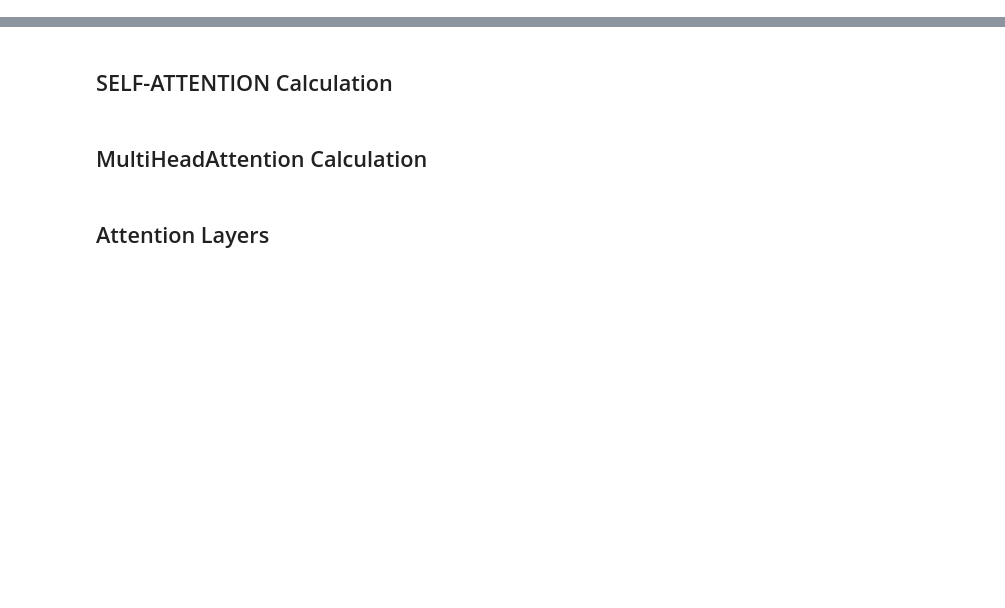
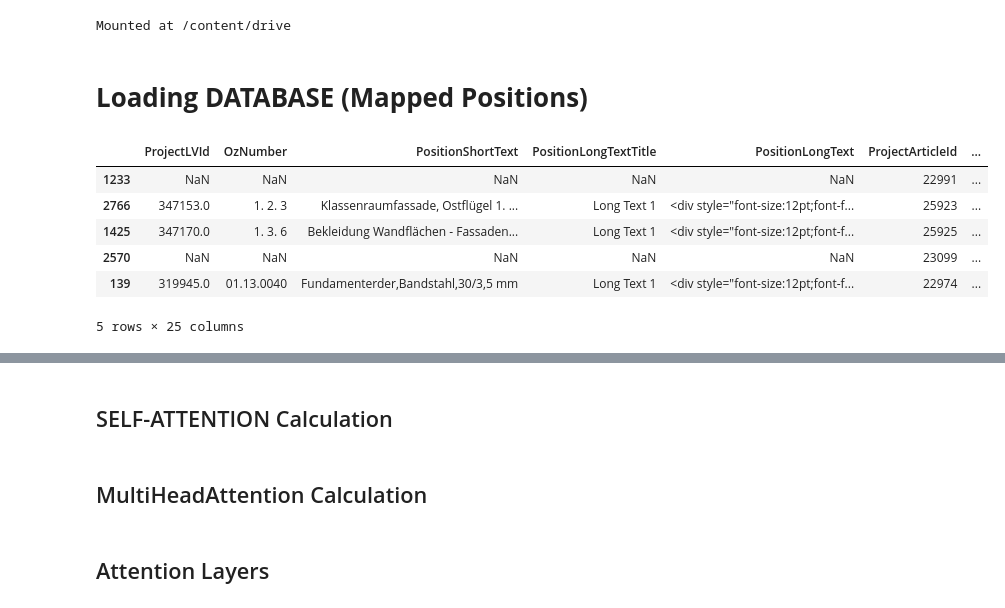
Before and after one commit to amankumawat-567/Article-Recognition, a Jupyter notebook: ArticleRecognitionGer.ipynb, the cells around one changed output, grey strips where cells are left out. Drawn from its saved outputs; the diff is of its cells as text; code cells hidden in the pictures; blank space fills up the shorter version.

```diff
--- a/ArticleRecognitionGer.ipynb
+++ b/ArticleRecognitionGer.ipynb
@@ -2,3 +11,10 @@
 import numpy as np
 import pandas as pd
 import tensorflow as tf
+# %%
+from google.colab import drive
+drive.mount('/content/drive')
+# %% [output]
+Mounted at /content/drive
+# %% [markdown]
+ #  **Loading DATABASE (Mapped Positions)**
@@ -4,0 +23,10 @@ import tensorflow as tf
+# %%
+data.sample(5)
+# %% [output]
+|  | ProjectLVId | OzNumber | PositionShortText | PositionLongTextTitle | PositionLongText | ProjectArticleId | ... |
+| 1233 | NaN | NaN | NaN | NaN | NaN | 22991 | ... |
+| 2766 | 347153.0 | 1. 2. 3 | Klassenraumfassade, Ostflügel 1. ... | Long Text 1 | <div style="font-size:12pt;font-f... | 25923 | ... |
+| 1425 | 347170.0 | 1. 3. 6 | Bekleidung Wandflächen - Fassaden... | Long Text 1 | <div style="font-size:12pt;font-f... | 25925 | ... |
+| 2570 | NaN | NaN | NaN | NaN | NaN | 23099 | ... |
+| 139 | 319945.0 | 01.13.0040 | Fundamenterder,Bandstahl,30/3,5 mm | Long Text 1 | <div style="font-size:12pt;font-f... | 22974 | ... |
+5 rows × 25 columns
```
Also changed, not shown: parts of 63 cells of this notebook.
